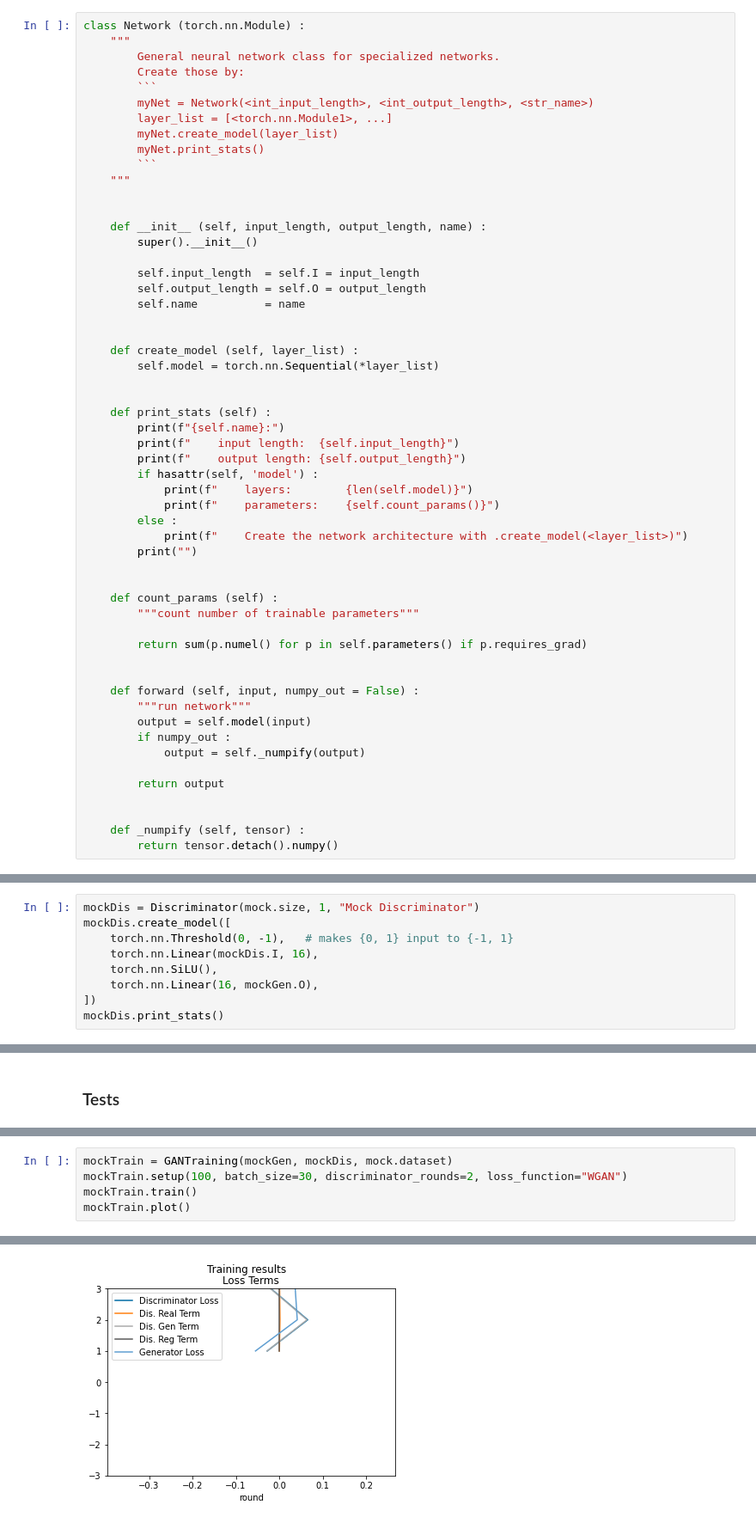
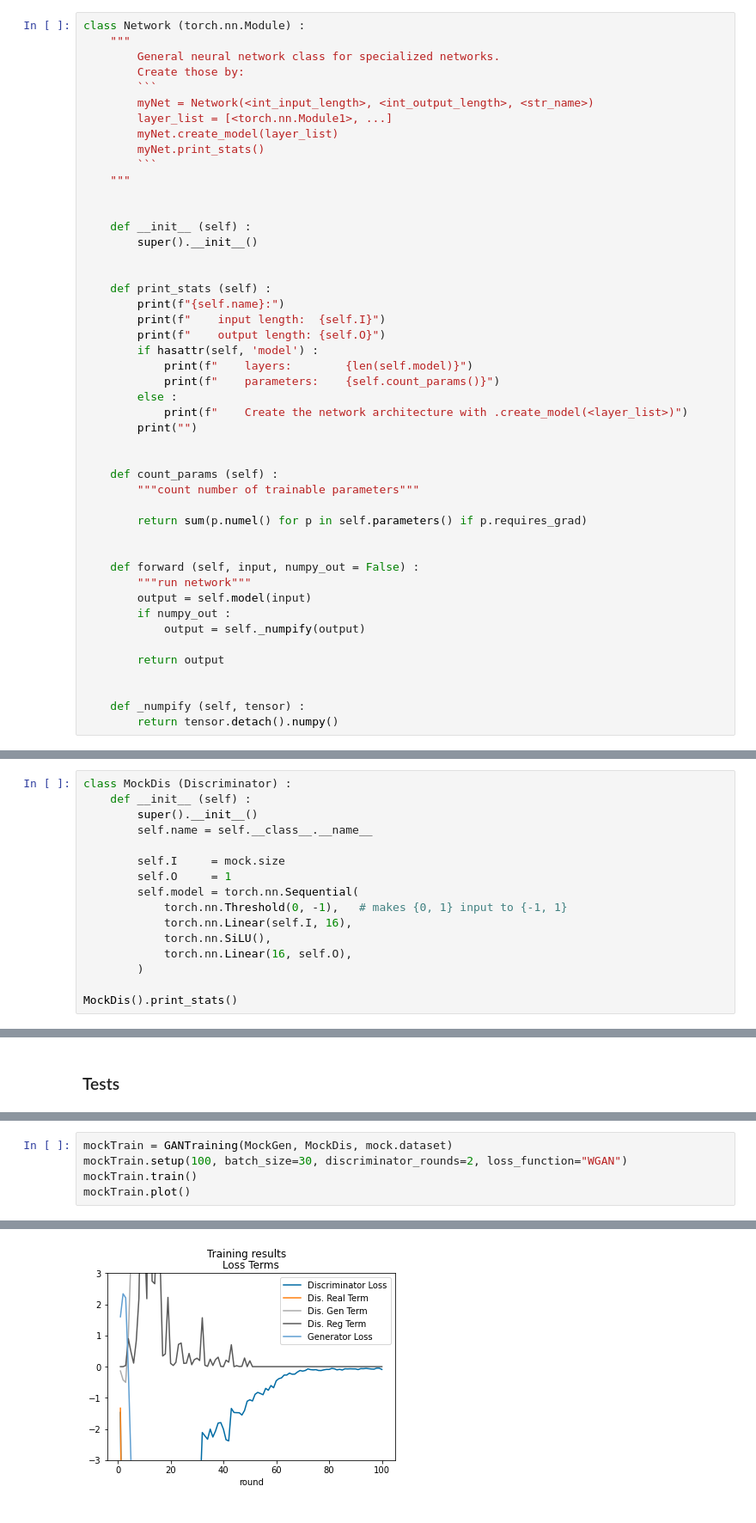
Before and after one commit to iakioh/MusiCAN, a Jupyter notebook: models/scaleGAN.ipynb, the cells around one changed output, grey strips where cells are left out. Shown at 86% size. Saved outputs shown, nothing was run; the diff lists cells and outputs as text.

```diff
--- a/models/scaleGAN.ipynb
+++ b/models/scaleGAN.ipynb
@@ -123,22 +123,14 @@ class Network (torch.nn.Module) :
     """
 
 
-    def __init__ (self, input_length, output_length, name) :
+    def __init__ (self) :
         super().__init__()
-
-        self.input_length  = self.I = input_length
-        self.output_length = self.O = output_length
-        self.name          = name
-
-
-    def create_model (self, layer_list) :
-        self.model = torch.nn.Sequential(*layer_list)
 
 
     def print_stats (self) :
         print(f"{self.name}:")
-        print(f"    input length:  {self.input_length}")
-        print(f"    output length: {self.output_length}")
+        print(f"    input length:  {self.I}")
+        print(f"    output length: {self.O}")
         if hasattr(self, 'model') :
             print(f"    layers:        {len(self.model)}")
             print(f"    parameters:    {self.count_params()}")
@@ -566,12 +600,19 @@ Mock Generator:
     layers:        5
     parameters:    1780736
 # %%
-mockDis = Discriminator(mock.size, 1, "Mock Discriminator")
-mockDis.create_model([
-    torch.nn.Threshold(0, -1),   # makes {0, 1} input to {-1, 1}
-    torch.nn.Linear(mockDis.I, 16),
-    torch.nn.SiLU(),
-    torch.nn.Linear(16, mockGen.O),
-])
-mockDis.print_stats()
+class MockDis (Discriminator) :
+    def __init__ (self) :
+        super().__init__()
+        self.name = self.__class__.__name__
+
+        self.I     = mock.size
+        self.O     = 1
+        self.model = torch.nn.Sequential(
+            torch.nn.Threshold(0, -1),   # makes {0, 1} input to {-1, 1}
+            torch.nn.Linear(self.I, 16),
+            torch.nn.SiLU(),
+            torch.nn.Linear(16, self.O),
+        )
+
+MockDis().print_stats()
 # %% [output]
@@ -617,5 +638,5 @@ array([[0.99613357, 0.99636209, 0.99657905, 0.99678397, 0.99697769,
 # %%
-mockTrain = GANTraining(mockGen, mockDis, mock.dataset)
+mockTrain = GANTraining(MockGen, MockDis, mock.dataset)
 mockTrain.setup(100, batch_size=30, discriminator_rounds=2, loss_function="WGAN")
 mockTrain.train()
 mockTrain.plot()
@@ -625,2 +646,2 @@ round 100 of 100 .....................
 complete
-[figure, old version]
+[figure, new version]
```
Also changed, not shown: parts of 12 cells of this notebook.
